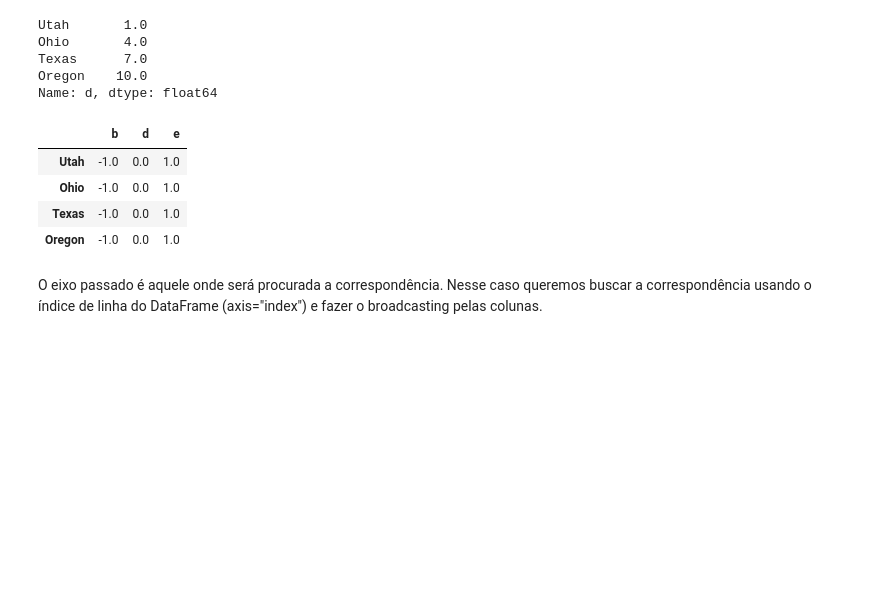
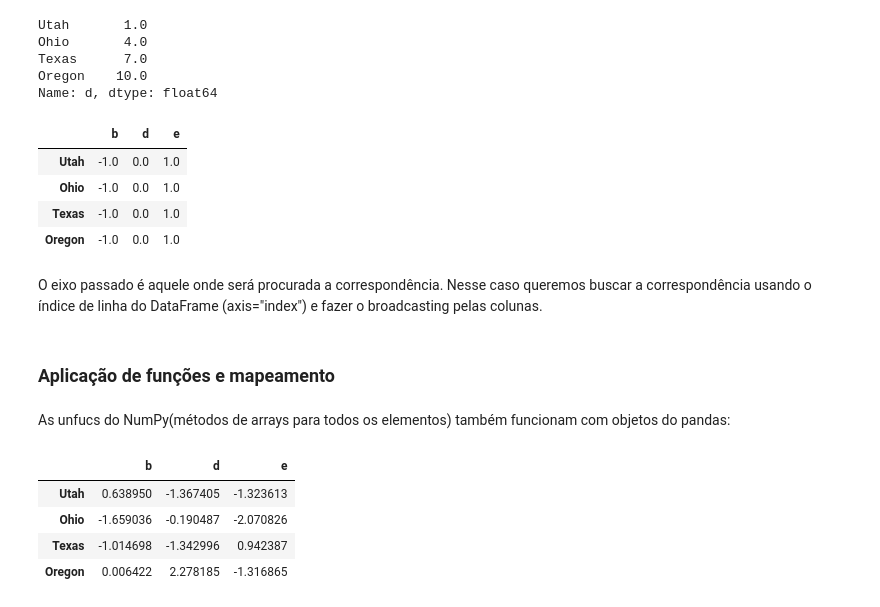
Before and after one commit to isaiassousa032/python-para-analise-de-dados-livro, a Jupyter notebook: Capitulo 5.ipynb, the cells around one changed output. Cells and saved outputs as stored; diff of their text form; code cells hidden in the pictures; blank space fills up the shorter version.

Commit message:
aplicação de funções e mapeamento

```diff
--- a/Capitulo 5.ipynb
+++ b/Capitulo 5.ipynb
@@ -1190,3 +1190,18 @@ frame.sub(series3,axis="index")
 | Oregon | -1.0 | 0.0 | 1.0 |
 # %% [markdown]
 O eixo passado é aquele onde será procurada a correspondência. Nesse caso queremos buscar a correspondência usando o índice de linha do DataFrame (axis="index") e fazer o broadcasting pelas colunas.
+# %% [markdown]
+### Aplicação de funções e mapeamento
+# %% [markdown]
+As unfucs do NumPy(métodos de arrays para todos os elementos) também funcionam com objetos do pandas:
+# %%
+frame = pd.DataFrame(np.random.standard_normal((4,3)),
+                    columns=list("bde"),
+                    index=["Utah","Ohio","Texas","Oregon"])
+frame
+# %% [output]
+|  | b | d | e |
+| Utah | 0.638950 | -1.367405 | -1.323613 |
+| Ohio | -1.659036 | -0.190487 | -2.070826 |
+| Texas | -1.014698 | -1.342996 | 0.942387 |
+| Oregon | 0.006422 | 2.278185 | -1.316865 |
```
Also changed, not shown: parts of 9 cells of this notebook.
